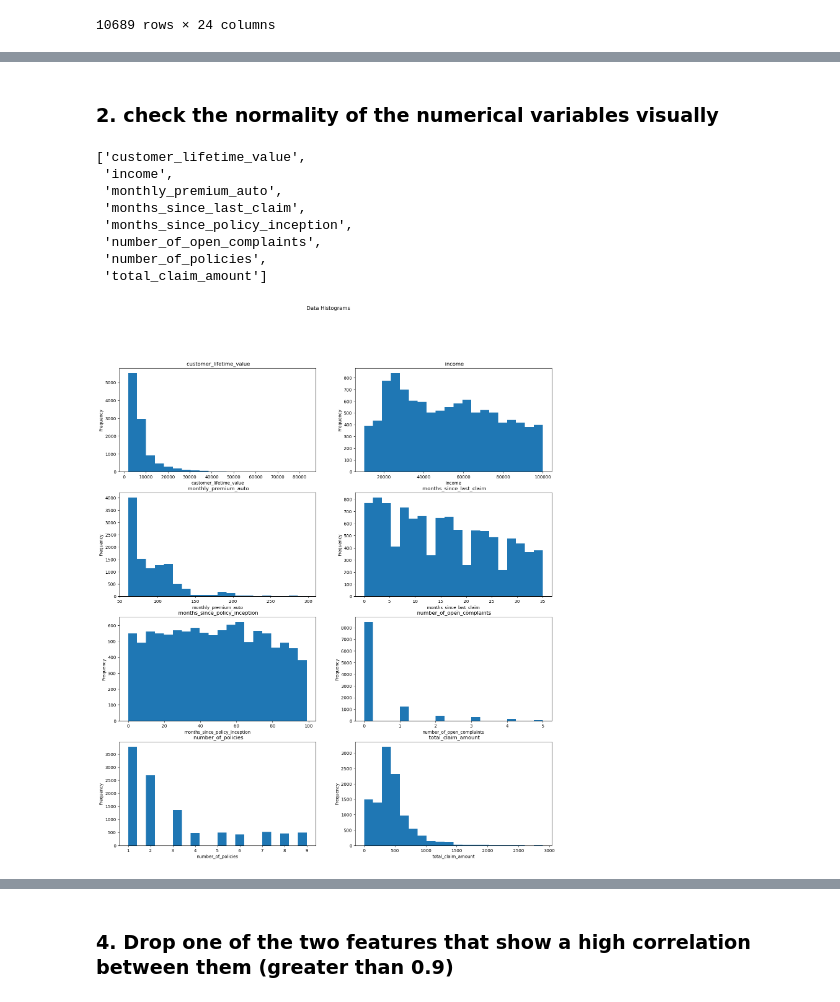
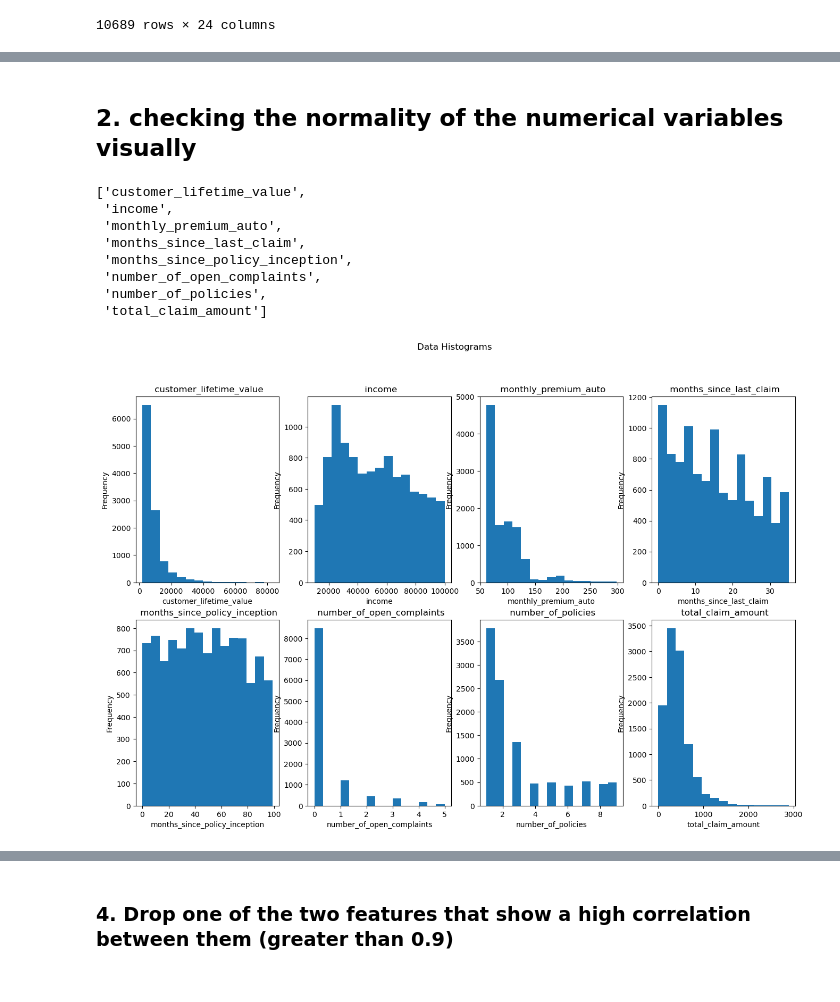
Before and after one commit to duodeng/IronDuo, a Jupyter notebook: Homework/01_18_Matplotlib_Seaborn.ipynb, the cells around one changed output, grey strips where cells are left out. Saved outputs shown, nothing was run; the diff lists cells and outputs as text; code cells hidden in the pictures.

```diff
--- a/Homework/01_18_Matplotlib_Seaborn.ipynb
+++ b/Homework/01_18_Matplotlib_Seaborn.ipynb
@@ -36,4 +62,5 @@ def drop_columns(data):
 # %%
-numeric = data.select_dtypes(include=[np.number])
-numeric
+# getting numrical columns and categorical columns
+numericals = data.select_dtypes(include=[np.number])
+categoricals = data.select_dtypes(include=[np.object])
 # %% [output]
@@ -72,5 +83,5 @@ Deprecated in NumPy 1.20; for more details and guidance: https://numpy.org/devdo
 # %% [markdown]
-### 2. check the normality of the numerical variables visually
+## 2. checking the normality of the numerical variables visually
 # %%
 all_col_num = data.select_dtypes(include=['int64']).columns.tolist()
 all_col_num
@@ -85,21 +96,21 @@ all_col_num
  'total_claim_amount']
 # %%
 # 1. Use Matplotlib to construct histograms.
-fig, axs = plt.subplots(4,2,figsize = (18,20))
+fig, axs = plt.subplots(2,4,figsize = (16,10))
 for i,var in enumerate(all_col_num):
     ax = axs.ravel()[i] # ravel convert 2d to 1d array
 
-    ax.hist(numeric[var], bins=20)
+    ax.hist(numericals[var], bins=15)
     ax.set_xlabel(var) #
     ax.set_ylabel('Frequency')
     ax.set_title(f' {var}')
 
 # add a title for the whole figure
 fig.suptitle('Data Histograms')
 
 # display the plot
 plt.show()
 # %% [output]
-[figure, old version]
+[figure, new version]
 # %%
 # 2. Use seaborn library to construct distribution plots for the numerical variables
```
Also changed, not shown: parts of 41 cells of this notebook, 3 other files.
